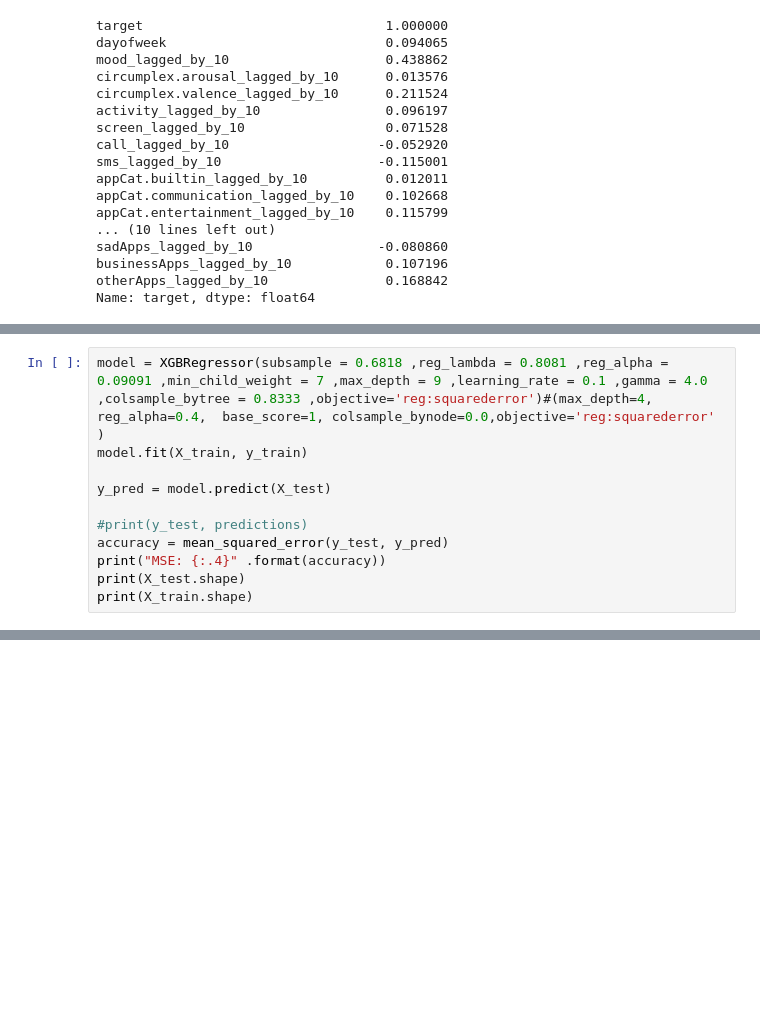
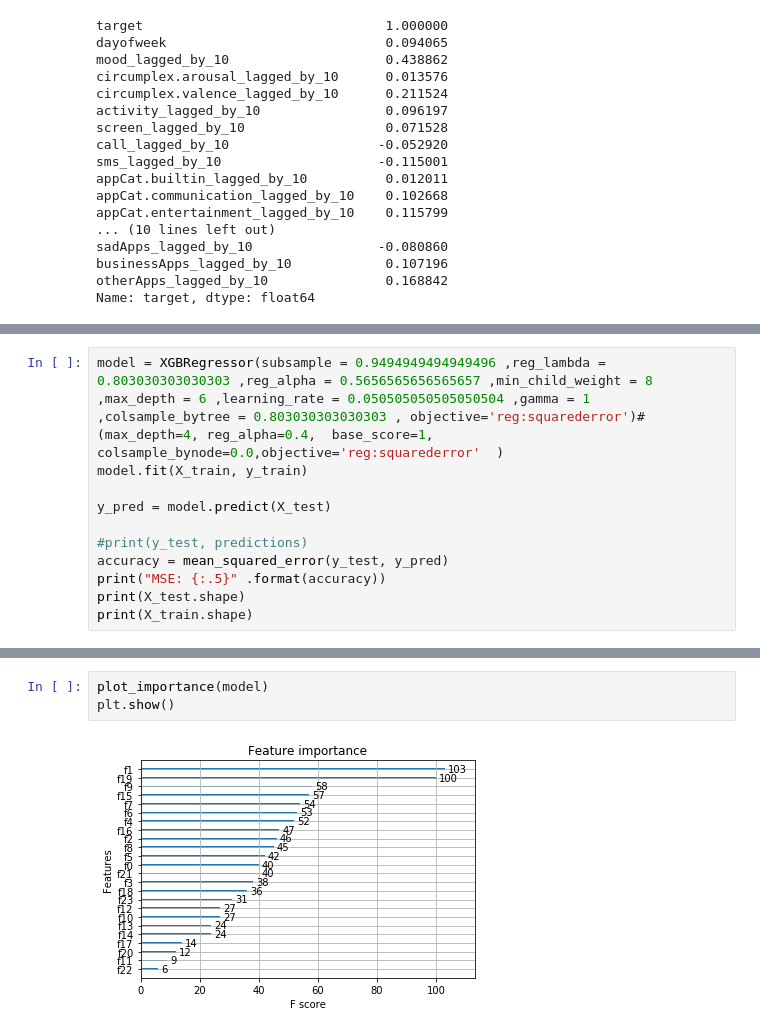
Before and after one commit to nbortych/Data-Mining-Techniques, a Jupyter notebook: Assignment1/Assignment 1.ipynb, the cells around one changed output, grey strips where cells are left out. Saved outputs shown, nothing was run; the diff lists cells and outputs as text; blank space fills up the shorter version.

```diff
--- a/Assignment1/Assignment 1.ipynb
+++ b/Assignment1/Assignment 1.ipynb
@@ -307,12 +340,12 @@ dict_to_arguments({'subsample': 0.6818181818181819, 'reg_lambda': 0.808080808080
 # %%
-model = XGBRegressor(subsample = 0.6818 ,reg_lambda = 0.8081 ,reg_alpha = 0.09091 ,min_child_weight = 7 ,max_depth = 9 ,learning_rate = 0.1 ,gamma = 4.0 ,colsample_bytree = 0.8333 ,objective='reg:squarederror')#(max_depth=4, reg_alpha=0.4,  base_score=1, colsample_bynode=0.0,objective='reg:squarederror'  )
+model = XGBRegressor(subsample = 0.9494949494949496 ,reg_lambda = 0.803030303030303 ,reg_alpha = 0.5656565656565657 ,min_child_weight = 8 ,max_depth = 6 ,learning_rate = 0.050505050505050504 ,gamma = 1 ,colsample_bytree = 0.803030303030303 , objective='reg:squarederror')#(max_depth=4, reg_alpha=0.4,  base_score=1, colsample_bynode=0.0,objective='reg:squarederror'  )
 model.fit(X_train, y_train)
 
 y_pred = model.predict(X_test)
 
 #print(y_test, predictions)
 accuracy = mean_squared_error(y_test, y_pred)
-print("MSE: {:.4}" .format(accuracy))
+print("MSE: {:.5}" .format(accuracy))
 print(X_test.shape)
 print(X_train.shape)
 # %% [output]
@@ -330 +388,6 @@ Warning: Could not load "/Users/nikitabortych/anaconda/lib/graphviz/libgvplugin_
+# %%
+plot_importance(model)
+plt.show()
+# %% [output]
+[figure, added]
 # %%
```
Also changed, not shown: parts of 14 cells of this notebook.
